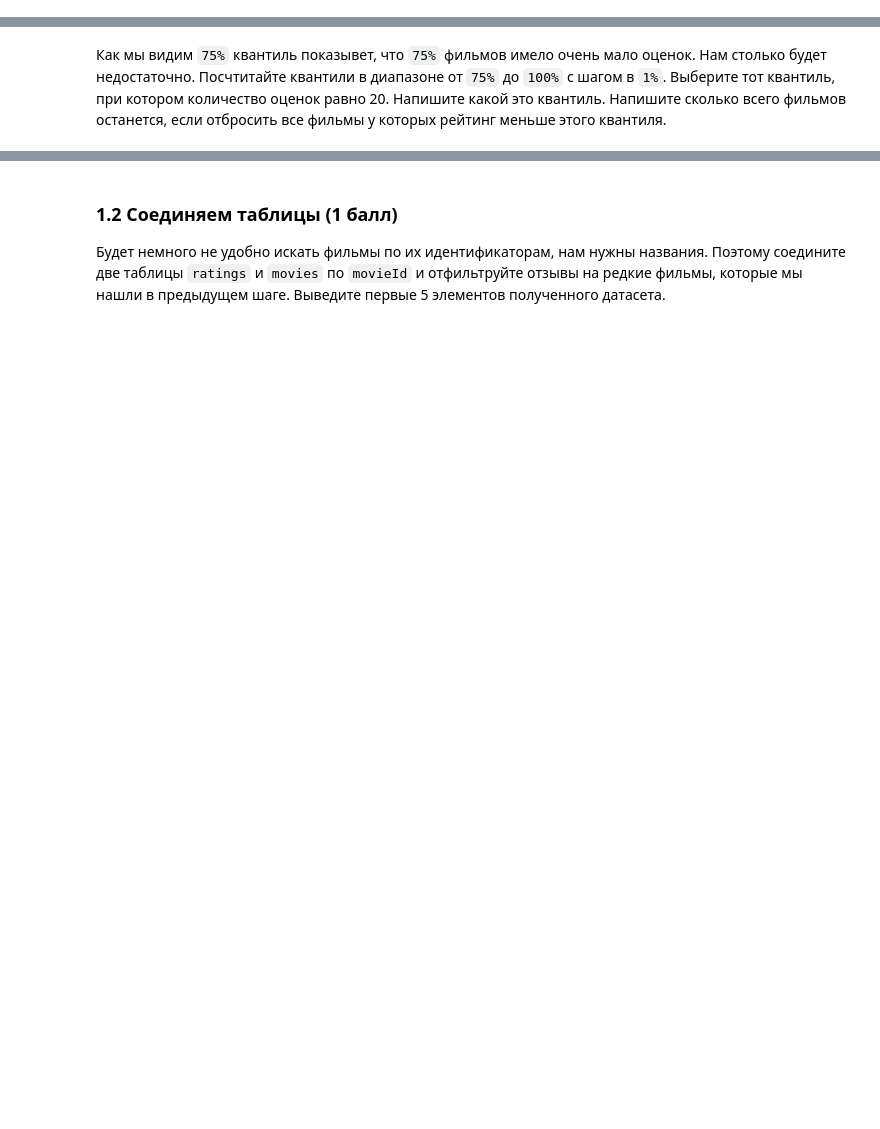
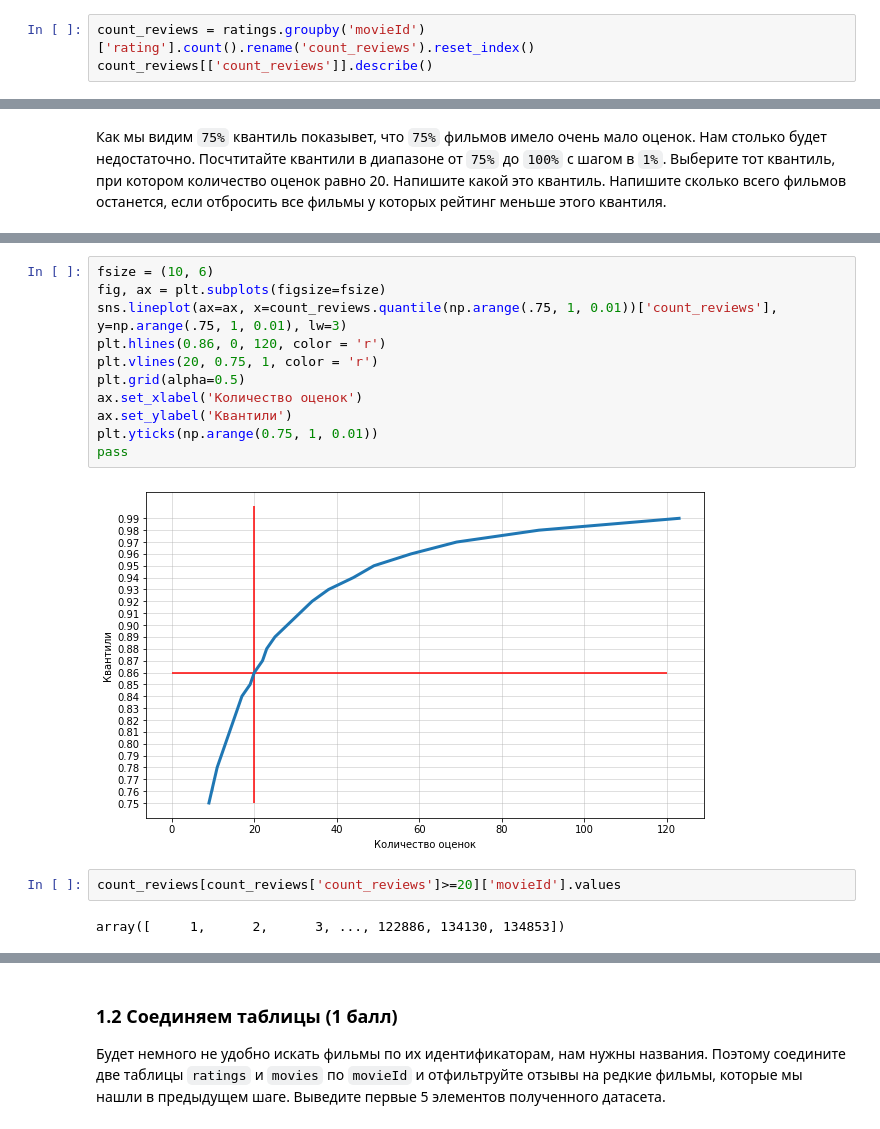
Before and after one commit to D7nis/Course-ML-Classic, a Jupyter notebook: Practice/6. Классификация, kNN/06-02-classification_DDA.ipynb, the cells around one changed output, grey strips where cells are left out. Saved outputs shown, nothing was run; the diff lists cells and outputs as text; blank space fills up the shorter version.

```diff
--- a/Practice/6. Классификация, kNN/06-02-classification_DDA.ipynb
+++ b/Practice/6. Классификация, kNN/06-02-classification_DDA.ipynb
@@ -61,2 +77,5 @@ ratings.head()
 # %% [markdown]
 Выведите сводную статистику по количеству оценок фильмов. (общее число фильмов, среднее количество оценок, дисперсию, квантили)
+# %%
+count_reviews = ratings.groupby('movieId')['rating'].count().rename('count_reviews').reset_index()
+count_reviews[['count_reviews']].describe()
@@ -64,0 +104,17 @@ ratings.head()
+# %%
+fsize = (10, 6)
+fig, ax = plt.subplots(figsize=fsize)
+sns.lineplot(ax=ax, x=count_reviews.quantile(np.arange(.75, 1, 0.01))['count_reviews'], y=np.arange(.75, 1, 0.01), lw=3)
+plt.hlines(0.86, 0, 120, color = 'r')
+plt.vlines(20, 0.75, 1, color = 'r')
+plt.grid(alpha=0.5)
+ax.set_xlabel('Количество оценок')
+ax.set_ylabel('Квантили')
+plt.yticks(np.arange(0.75, 1, 0.01))
+pass
+# %% [output]
+[figure, added]
+# %%
+count_reviews[count_reviews['count_reviews']>=20]['movieId'].values
+# %% [output]
+array([     1,      2,      3, ..., 122886, 134130, 134853])
```
Also changed, not shown: parts of 28 cells of this notebook, 3 other files.
